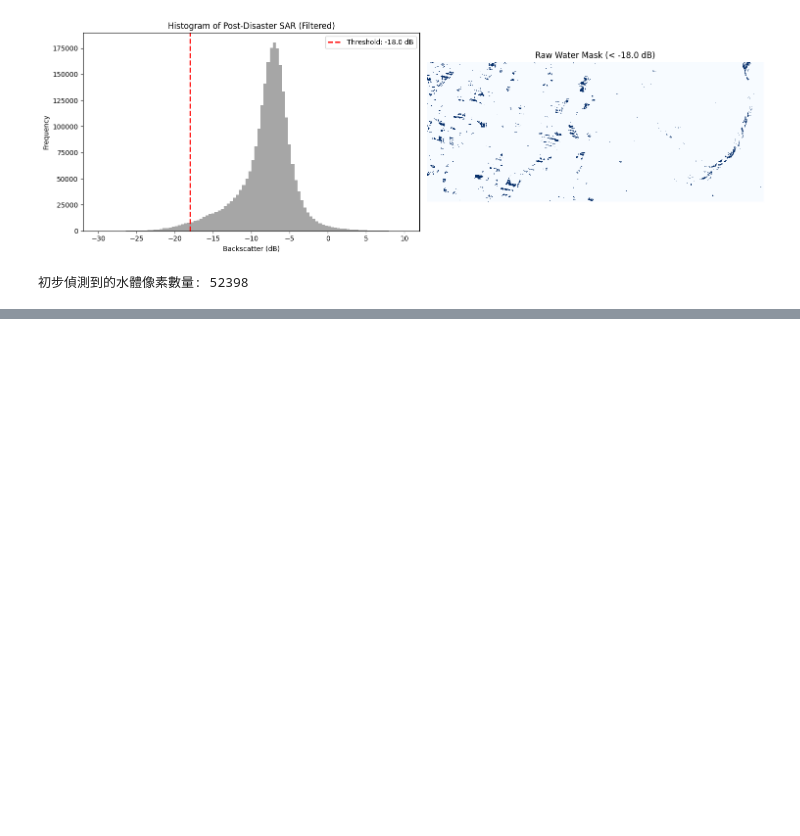
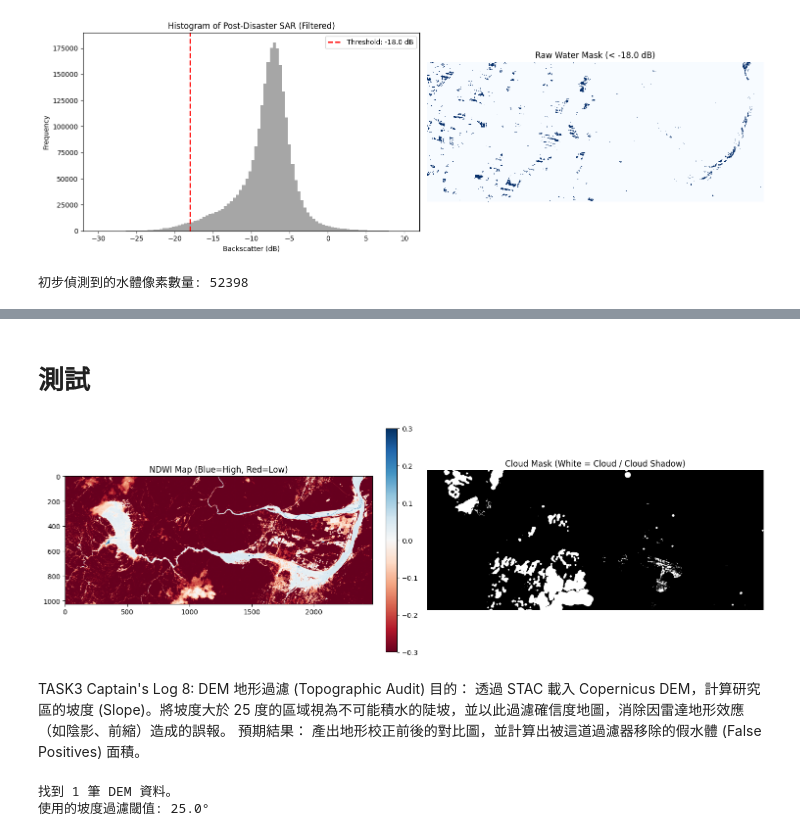
Before and after one commit to Geographish/Homework10, a Jupyter notebook: Week10_ARIA_v70.ipynb, the cells around one changed output, grey strips where cells are left out. Cells and saved outputs as stored; diff of their text form; code cells hidden in the pictures; blank space fills up the shorter version.

```diff
--- a/Week10_ARIA_v70.ipynb
+++ b/Week10_ARIA_v70.ipynb
@@ -173,0 +442,20 @@ print(f"初步偵測到的水體像素數量: {np.sum(raw_water_mask)}")
+# %% [markdown]
+# 測試
+# %%
+fig, ax = plt.subplots(1, 2, figsize=(15, 5))
+
+# 畫出 NDWI (設定顯示範圍 -0.3 到 0.3)
+# 越藍代表數值越高(清水)，越紅代表數值越低(非水體或泥漿)
+im0 = ax[0].imshow(ndwi, cmap='RdBu', vmin=-0.3, vmax=0.3)
+ax[0].set_title('NDWI Map (Blue=High, Red=Low)')
+fig.colorbar(im0, ax=ax[0], fraction=0.046, pad=0.04)
+
+# 畫出雲遮罩
+ax[1].imshow(cloud_mask, cmap='gray')
+ax[1].set_title('Cloud Mask (White = Cloud / Cloud Shadow)')
+ax[1].axis('off')
+
+plt.tight_layout()
+plt.show()
+# %% [output]
+[figure, added]
@@ -173,0 +471,43 @@ print(f"初步偵測到的水體像素數量: {np.sum(raw_water_mask)}")
+# %% [markdown]
+TASK3
+Captain's Log 8: DEM 地形過濾 (Topographic Audit)
+目的： 透過 STAC 載入 Copernicus DEM，計算研究區的坡度 (Slope)。將坡度大於 25 度的區域視為不可能積水的陡坡，並以此過濾確信度地圖，消除因雷達地形效應（如陰影、前縮）造成的誤報。
+預期結果： 產出地形校正前後的對比圖，並計算出被這道過濾器移除的假水體 (False Positives) 面積。
+# %%
+import xarray as xr
+
+# 1. 透過 STAC 搜尋 Copernicus DEM
+search_dem = catalog.search(
+    collections=["cop-dem-glo-30"],
+    bbox=HUALIEN_BBOX,
+)
+items_dem = list(search_dem.items())
+print(f"找到 {len(items_dem)} 筆 DEM 資料。")
+
+# 2. 讀取 DEM 並對齊網格 (使用與 SAR/光學相同的設定)
+# Copernicus DEM 的 asset 名稱是 'data'
+dem_cube = stackstac.stack(
+    items_dem,
+    assets=['data'],
+    epsg=32651,
+    resolution=10,
+    bounds_latlon=HUALIEN_BBOX
+).compute()
+
+# 由於 DEM 可能會跨越多個圖幅，我們沿著時間維度取平均/最大值來合併
+dem = dem_cube.max(dim='time').squeeze().values.astype(np.float32)
+
+# 3. 計算坡度 (Slope)
+# 這裡我們使用 numpy.gradient 計算 X 和 Y 方向的梯度
+dy, dx = np.gradient(dem, 10, 10) # 10 是我們的像素解析度 (10m)
+slope_rad = np.arctan(np.sqrt(dx**2 + dy**2))
+slope_deg = np.degrees(slope_rad)
+
+# 從 .env 讀取坡度閾值 (處理註解)
+raw_slope_threshold = os.getenv('SLOPE_THRESHOLD', '25')
+slope_threshold = float(str(raw_slope_threshold).split('#')[0].strip())
+
+print(f"使用的坡度過濾閾值: {slope_threshold}°")
+# %% [output]
+找到 1 筆 DEM 資料。
+使用的坡度過濾閾值: 25.0°
```
Also changed, not shown: parts of 17 cells of this notebook.
